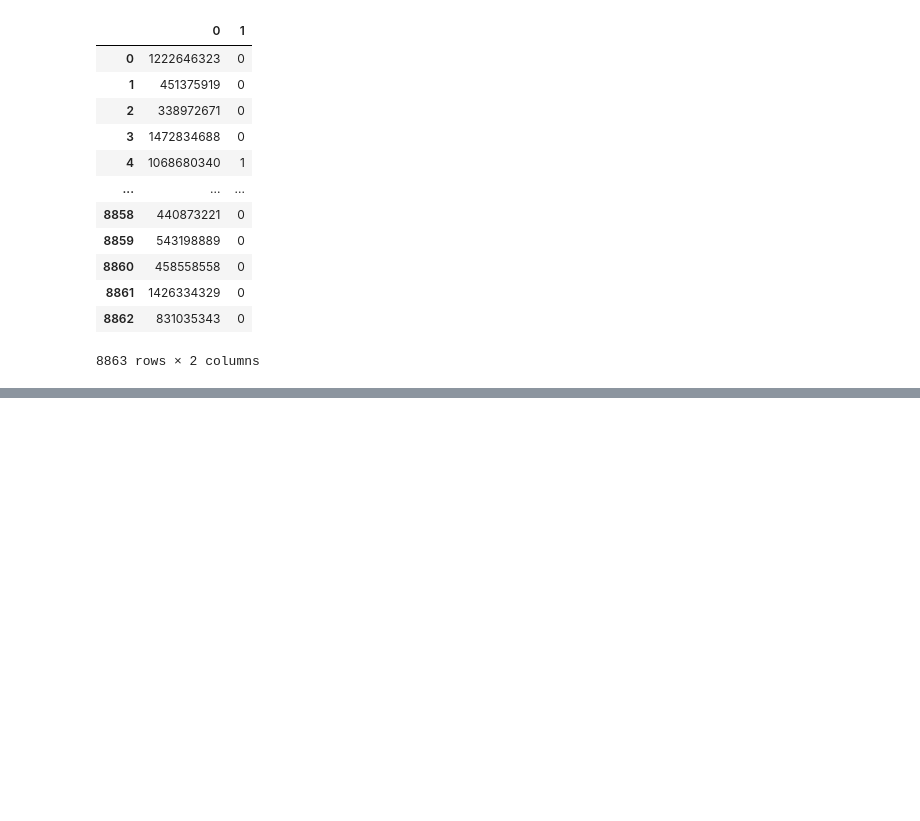
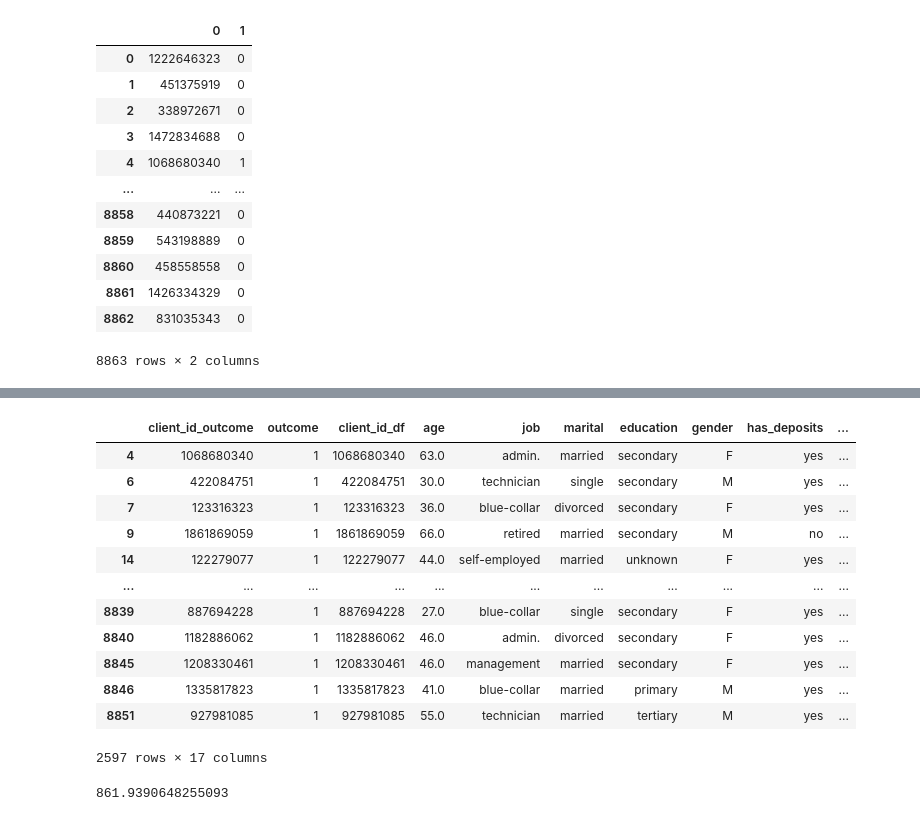
Before and after one commit to VladislavSpirydonau/Final-project-C4Y, a Jupyter notebook: clients to chose.ipynb, the cells around one changed output, grey strips where cells are left out. Cells and saved outputs as stored; diff of their text form; code cells hidden in the pictures; blank space fills up the shorter version.

```diff
--- a/clients to chose.ipynb
+++ b/clients to chose.ipynb
@@ -148,3 +150,24 @@ res_suc
 | 8846 | 1335817823 | 1 |
 | 8851 | 927981085 | 1 |
 2597 rows × 2 columns
+# %%
+joined = outcome.join(df, how='inner', lsuffix='_outcome', rsuffix='_df')
+joined
+# %% [output]
+|  | client_id_outcome | outcome | client_id_df | age | job | marital | education | gender | has_deposits | ... |
+| 4 | 1068680340 | 1 | 1068680340 | 63.0 | admin. | married | secondary | F | yes | ... |
+| 6 | 422084751 | 1 | 422084751 | 30.0 | technician | single | secondary | M | yes | ... |
+| 7 | 123316323 | 1 | 123316323 | 36.0 | blue-collar | divorced | secondary | F | yes | ... |
+| 9 | 1861869059 | 1 | 1861869059 | 66.0 | retired | married | secondary | M | no | ... |
+| 14 | 122279077 | 1 | 122279077 | 44.0 | self-employed | married | unknown | F | yes | ... |
+| ... | ... | ... | ... | ... | ... | ... | ... | ... | ... | ... |
+| 8839 | 887694228 | 1 | 887694228 | 27.0 | blue-collar | single | secondary | F | yes | ... |
+| 8840 | 1182886062 | 1 | 1182886062 | 46.0 | admin. | divorced | secondary | F | yes | ... |
+| 8845 | 1208330461 | 1 | 1208330461 | 46.0 | management | married | secondary | F | yes | ... |
+| 8846 | 1335817823 | 1 | 1335817823 | 41.0 | blue-collar | married | primary | M | yes | ... |
+| 8851 | 927981085 | 1 | 927981085 | 55.0 | technician | married | tertiary | M | yes | ... |
+2597 rows × 17 columns
+# %%
+joined.mean_balance.median()
+# %% [output]
+861.9390648255093
```
Also changed, not shown: parts of 1 cell of this notebook, 2 other files.
